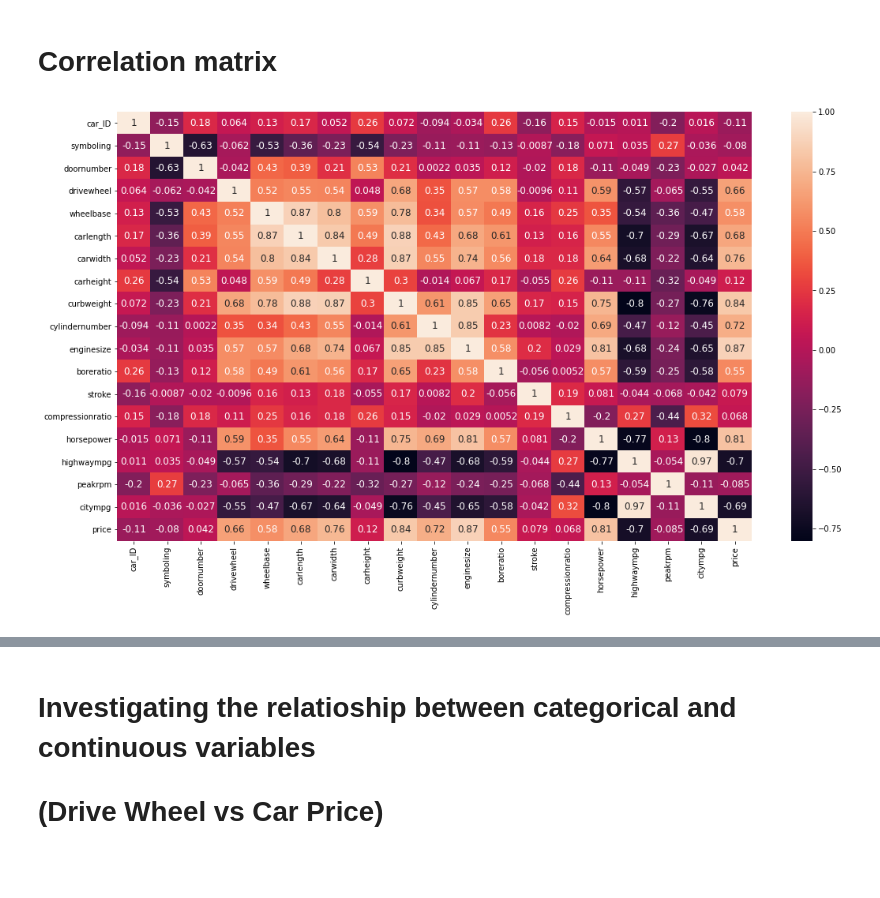
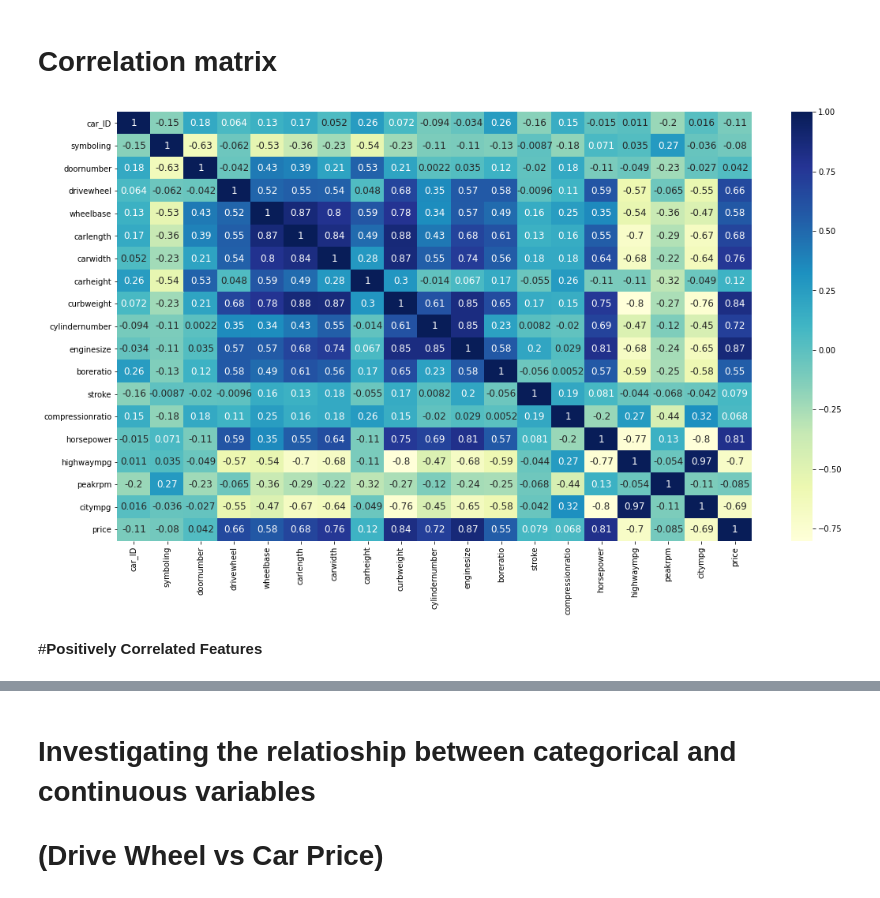
Before and after one commit to Joshi-Riya/Machine-Learning-Projects, a Jupyter notebook: car_price_prediction.ipynb, the cells around one changed output, grey strips where cells are left out. Saved outputs shown, nothing was run; the diff lists cells and outputs as text; code cells hidden in the pictures; blank space fills up the shorter version.

```diff
--- a/car_price_prediction.ipynb
+++ b/car_price_prediction.ipynb
@@ -39,9 +39,11 @@ X_train,X_test,y_train,y_test = train_test_split(X,y,test_size=0.2,random_state
 # %%
 import seaborn as sn
 df = pd.DataFrame(dataset)
 corrMatrix = df.corr()
 fig, ax = plt.subplots(figsize=(18,10))
-sn.heatmap(corrMatrix, annot = True, annot_kws={'size':12})
+sn.heatmap(corrMatrix, annot = True, cmap ="YlGnBu", annot_kws={'size':12})
 plt.show()
 # %% [output]
-[figure, old version]
+[figure, new version]
+# %% [markdown]
+#**Positively Correlated Features**
```
Also changed, not shown: parts of 10 cells of this notebook.
